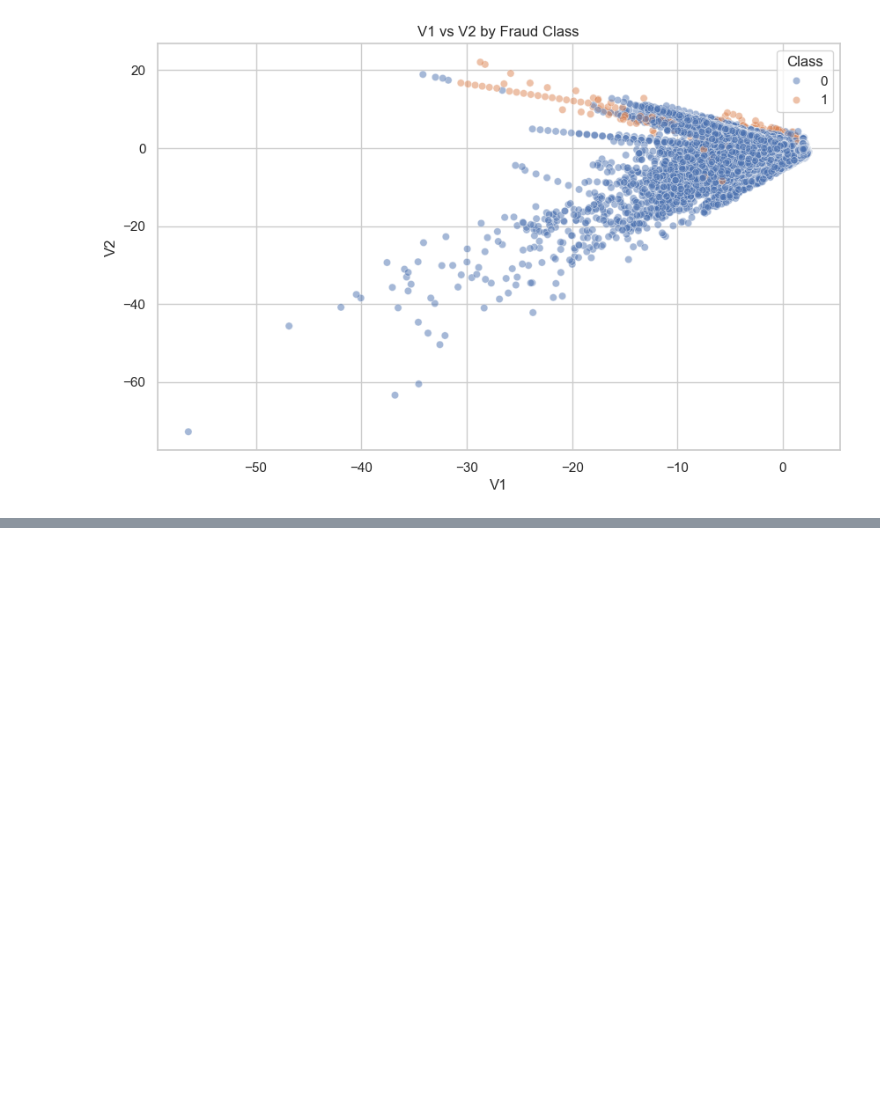
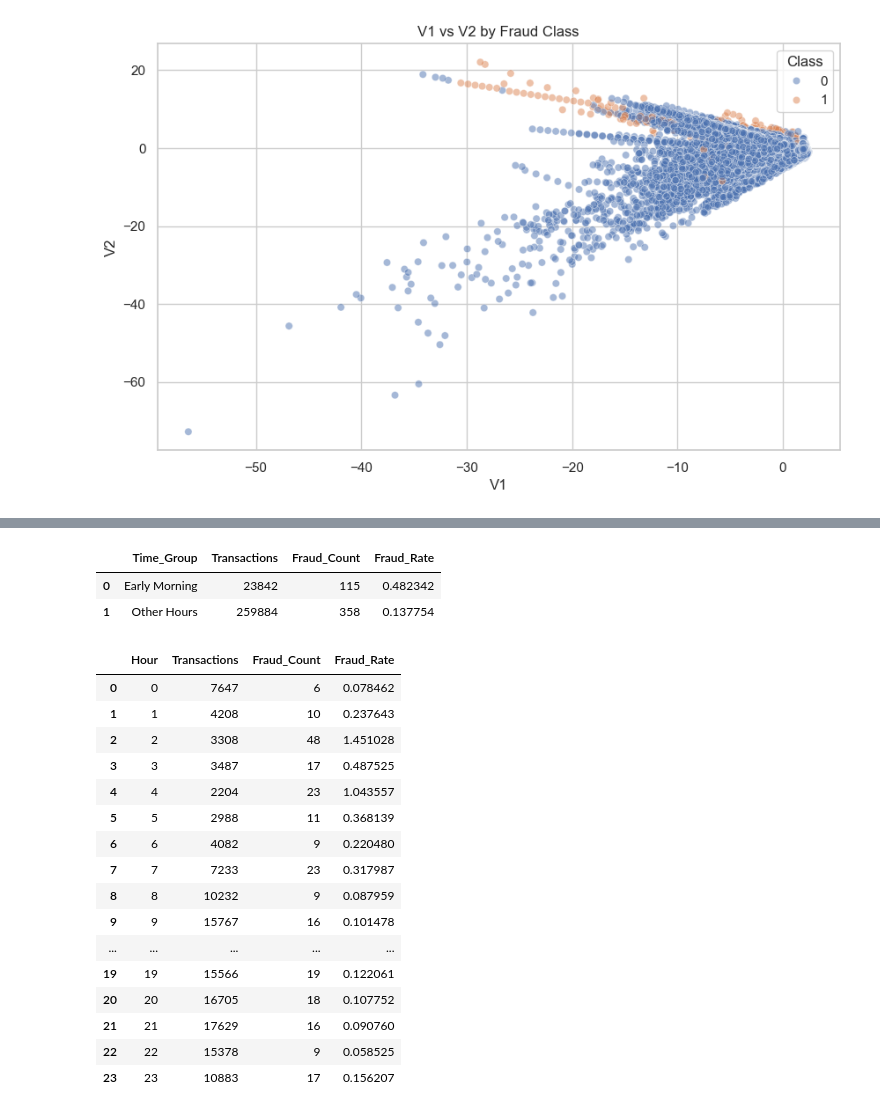
Before and after one commit to Yvonneamg/Credit_Card_Fraud_Detection, a Jupyter notebook: fraud_detection_final.ipynb, the cells around one changed output, grey strips where cells are left out. Cells and saved outputs as stored; diff of their text form; code cells hidden in the pictures; blank space fills up the shorter version.

```diff
--- a/fraud_detection_final.ipynb
+++ b/fraud_detection_final.ipynb
@@ -478,0 +555,59 @@ plt.show()
+# %%
+query_q2 = """
+SELECT
+    CASE
+        WHEN CAST(strftime('%H', time, 'unixepoch') AS INTEGER)
+             BETWEEN 0 AND 5
+        THEN 'Early Morning'
+        ELSE 'Other Hours'
+    END AS Time_Group,
+
+    COUNT(*) AS Transactions,
+    SUM(Class) AS Fraud_Count,
+    AVG(Class) * 100 AS Fraud_Rate
+
+FROM transactions
+
+GROUP BY Time_Group;
+"""
+
+q2_result = pd.read_sql_query(query_q2, conn)
+
+q2_result
+# %% [output]
+|  | Time_Group | Transactions | Fraud_Count | Fraud_Rate |
+| 0 | Early Morning | 23842 | 115 | 0.482342 |
+| 1 | Other Hours | 259884 | 358 | 0.137754 |
+# %%
+query_q2_hourly = """
+SELECT
+    CAST(strftime('%H', time, 'unixepoch') AS INTEGER) AS Hour,
+    COUNT(*) AS Transactions,
+    SUM(Class) AS Fraud_Count,
+    AVG(Class) * 100 AS Fraud_Rate
+FROM transactions
+GROUP BY Hour
+ORDER BY Hour;
+"""
+
+q2_hourly = pd.read_sql_query(query_q2_hourly, conn)
+
+q2_hourly
+# %% [output]
+|  | Hour | Transactions | Fraud_Count | Fraud_Rate |
+| 0 | 0 | 7647 | 6 | 0.078462 |
+| 1 | 1 | 4208 | 10 | 0.237643 |
+| 2 | 2 | 3308 | 48 | 1.451028 |
+| 3 | 3 | 3487 | 17 | 0.487525 |
+| 4 | 4 | 2204 | 23 | 1.043557 |
+| 5 | 5 | 2988 | 11 | 0.368139 |
+| 6 | 6 | 4082 | 9 | 0.220480 |
+| 7 | 7 | 7233 | 23 | 0.317987 |
+| 8 | 8 | 10232 | 9 | 0.087959 |
+| 9 | 9 | 15767 | 16 | 0.101478 |
+| ... | ... | ... | ... | ... |
+| 19 | 19 | 15566 | 19 | 0.122061 |
+| 20 | 20 | 16705 | 18 | 0.107752 |
+| 21 | 21 | 17629 | 16 | 0.090760 |
+| 22 | 22 | 15378 | 9 | 0.058525 |
+| 23 | 23 | 10883 | 17 | 0.156207 |
```
Also changed, not shown: parts of 8 cells of this notebook.
